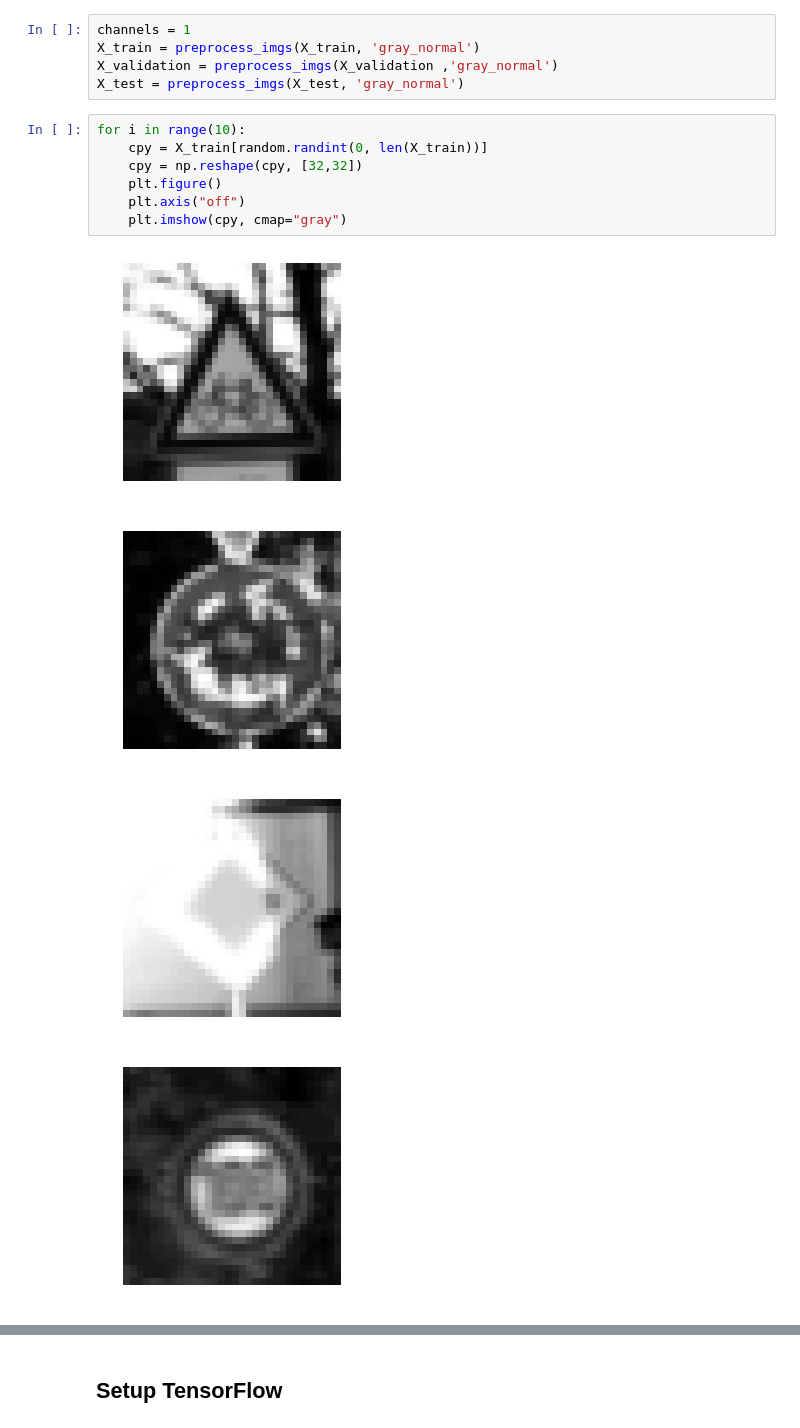
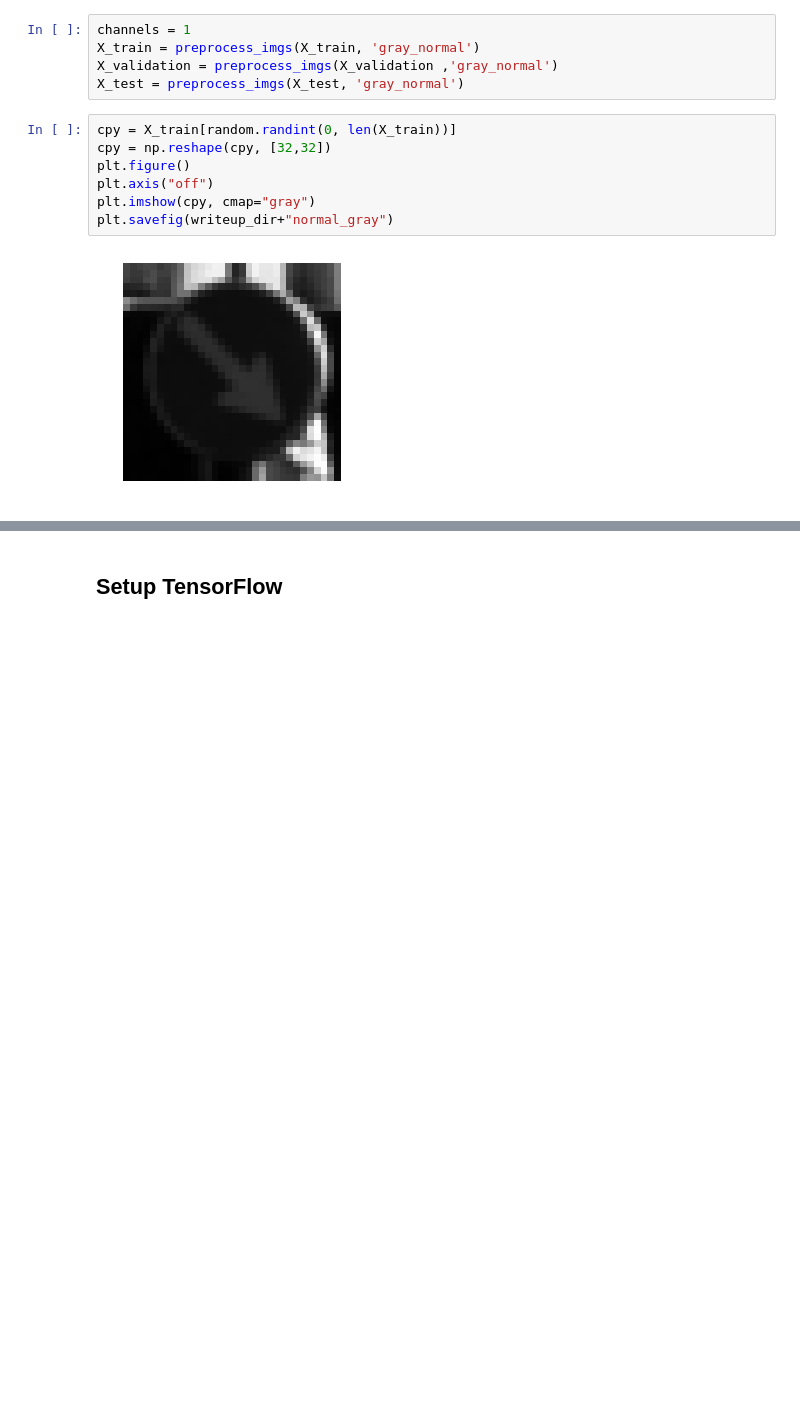
Before and after one commit to ryan-jonesford/ConvolutionalNN, a Jupyter notebook: CNN-Project.ipynb, the cells around one changed output, grey strips where cells are left out. Drawn from its saved outputs; the diff is of its cells as text; blank space fills up the shorter version.

```diff
--- a/CNN-Project.ipynb
+++ b/CNN-Project.ipynb
@@ -252,14 +243,11 @@ X_train = preprocess_imgs(X_train, 'gray_normal')
 X_validation = preprocess_imgs(X_validation ,'gray_normal')
 X_test = preprocess_imgs(X_test, 'gray_normal')
 # %%
-for i in range(10):
-    cpy = X_train[random.randint(0, len(X_train))]
-    cpy = np.reshape(cpy, [32,32])
-    plt.figure()
-    plt.axis("off")
-    plt.imshow(cpy, cmap="gray")
+cpy = X_train[random.randint(0, len(X_train))]
+cpy = np.reshape(cpy, [32,32])
+plt.figure()
+plt.axis("off")
+plt.imshow(cpy, cmap="gray")
+plt.savefig(writeup_dir+"normal_gray")
 # %% [output]
-[figure, old version]
+[figure, new version]
-[figure, removed]
-[figure, removed]
-[figure, removed]
```
Also changed, not shown: parts of 8 cells of this notebook.
